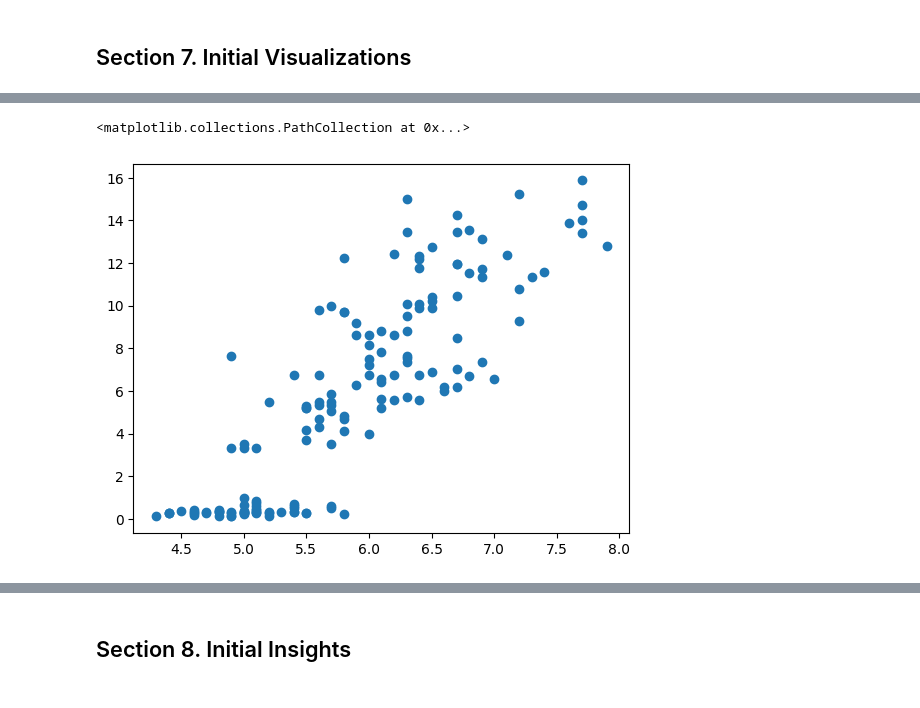
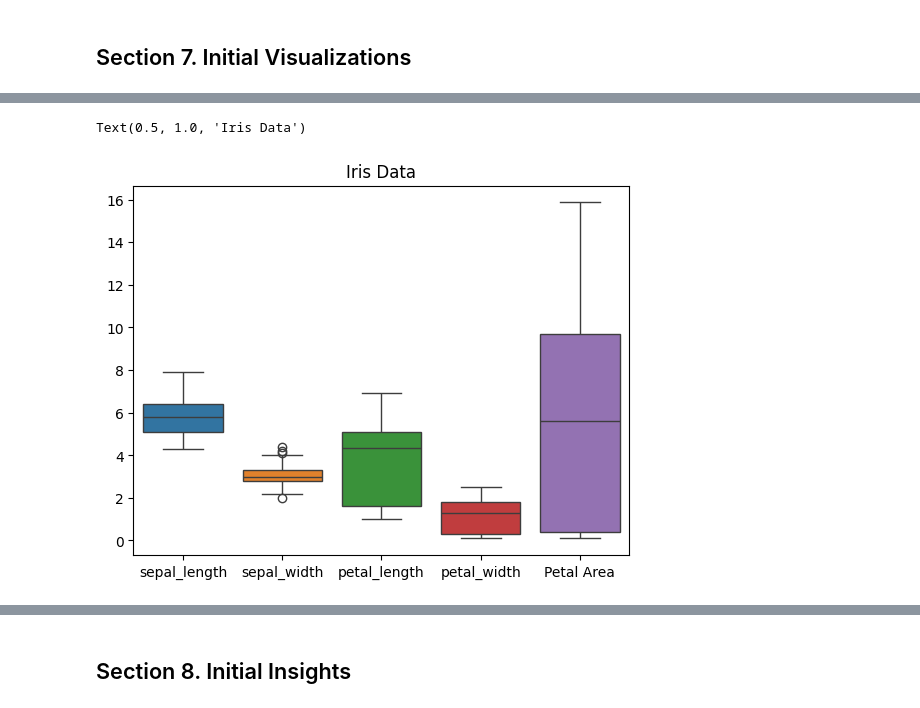
Before and after one commit to crsellinger/datafun-04-eda, a Jupyter notebook: main.ipynb, the cells around one changed output, grey strips where cells are left out. Drawn from its saved outputs; the diff is of its cells as text; code cells hidden in the pictures.

```diff
--- a/main.ipynb
+++ b/main.ipynb
@@ -127,5 +129,6 @@ sns.boxplot(df)
-# %%
-mp.scatter(x=df["sepal_length"], y=df["Petal Area"])
-# %% [output]
-<matplotlib.collections.PathCollection at 0x...>
-[figure, removed]
+# %%
+plot = sns.boxplot(df)
+plot.set_title("Iris Data")
+# %% [output]
+Text(0.5, 1.0, 'Iris Data')
+[figure, added]
```
Also changed, not shown: parts of 13 cells of this notebook, 1 other file.
